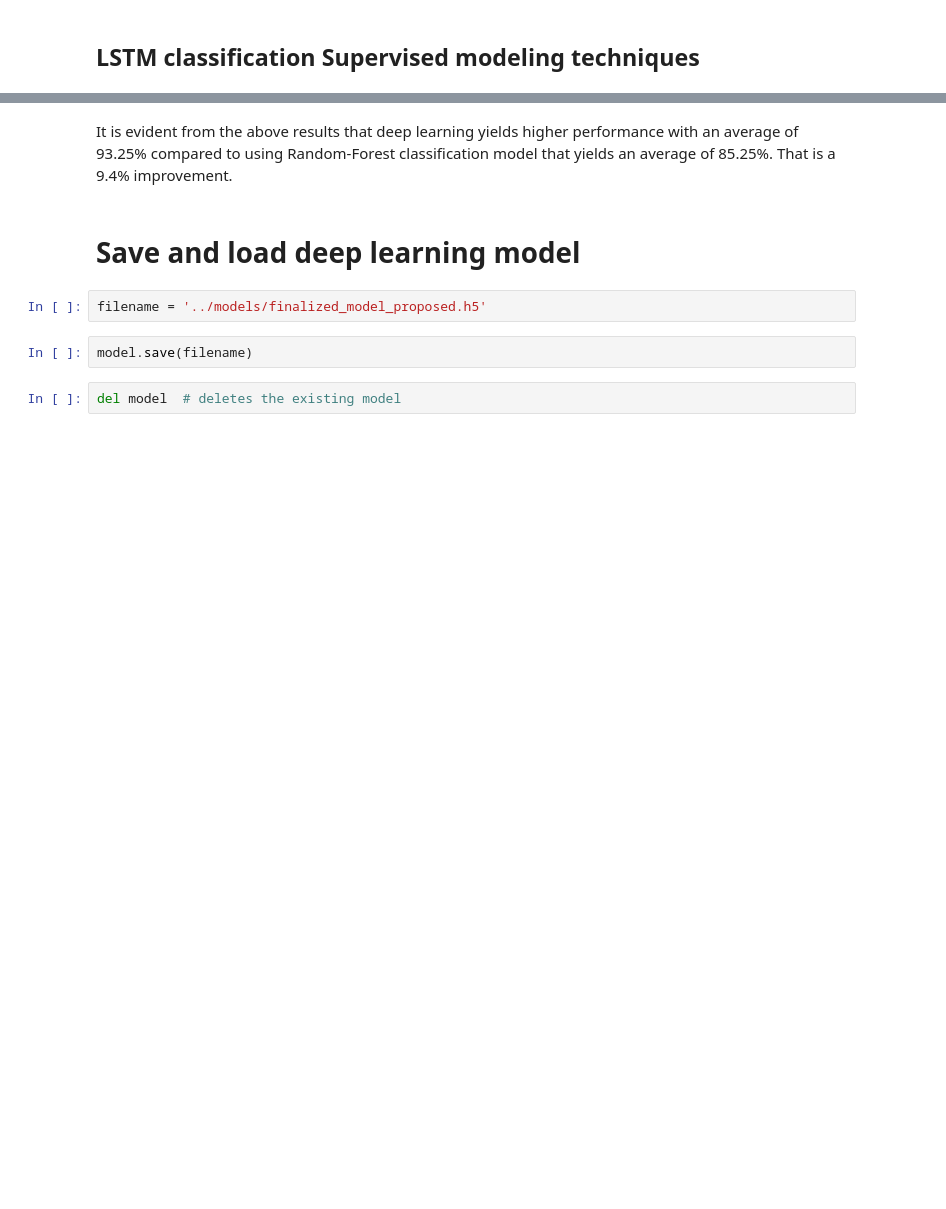
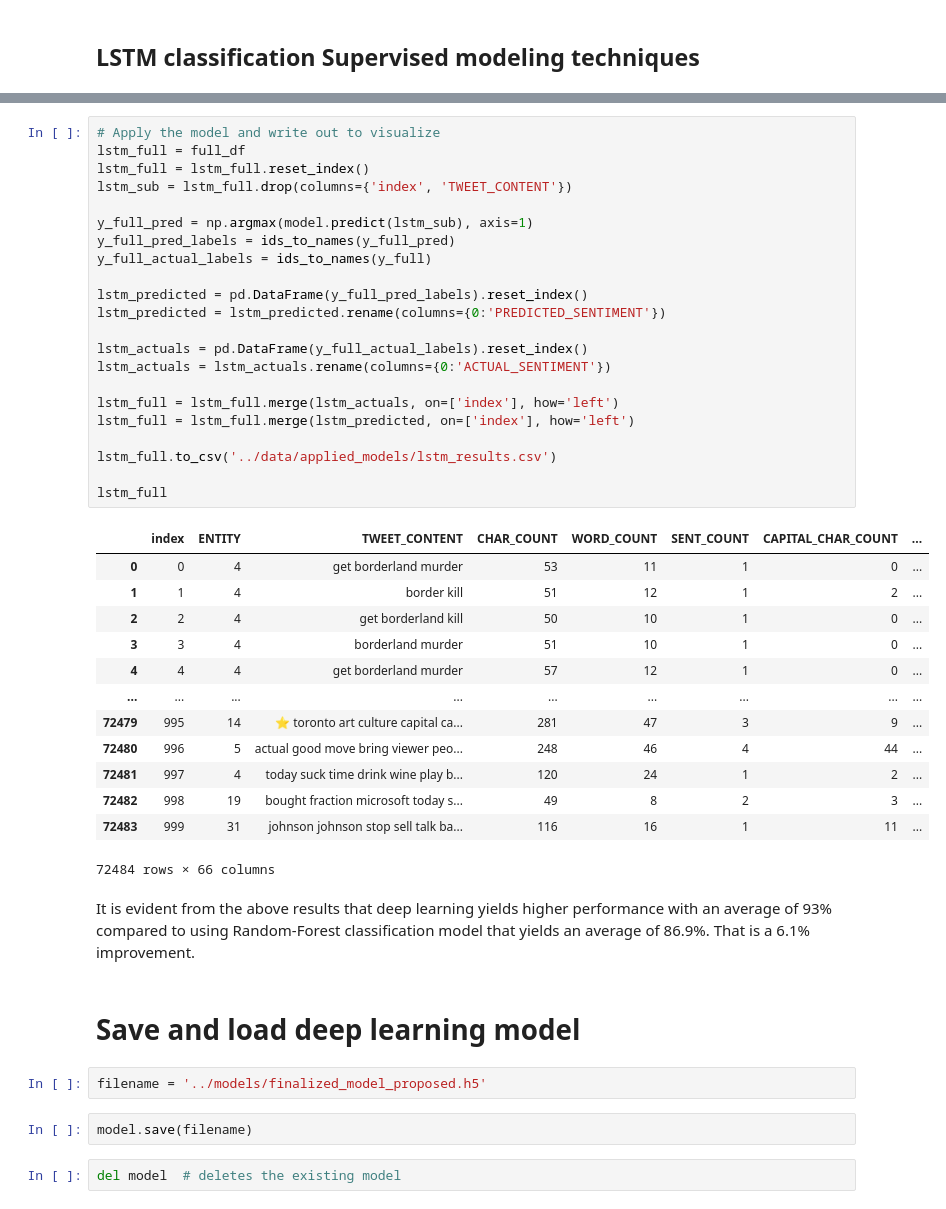
Before and after one commit to phdata/sentiment_analysis, a Jupyter notebook: notebooks/sentiment_analysis_in_tweet.ipynb, the cells around one changed output, grey strips where cells are left out. Saved outputs shown, nothing was run; the diff lists cells and outputs as text; blank space fills up the shorter version.

```diff
--- a/notebooks/sentiment_analysis_in_tweet.ipynb
+++ b/notebooks/sentiment_analysis_in_tweet.ipynb
@@ -759,5 +903,41 @@ disp.plot()
+# %%
+# Apply the model and write out to visualize
+lstm_full = full_df
+lstm_full = lstm_full.reset_index()
+lstm_sub = lstm_full.drop(columns={'index', 'TWEET_CONTENT'})
+
+y_full_pred = np.argmax(model.predict(lstm_sub), axis=1)
+y_full_pred_labels = ids_to_names(y_full_pred)
+y_full_actual_labels = ids_to_names(y_full)
+
+lstm_predicted = pd.DataFrame(y_full_pred_labels).reset_index()
+lstm_predicted = lstm_predicted.rename(columns={0:'PREDICTED_SENTIMENT'})
+
+lstm_actuals = pd.DataFrame(y_full_actual_labels).reset_index()
+lstm_actuals = lstm_actuals.rename(columns={0:'ACTUAL_SENTIMENT'})
+
+lstm_full = lstm_full.merge(lstm_actuals, on=['index'], how='left')
+lstm_full = lstm_full.merge(lstm_predicted, on=['index'], how='left')
+
+lstm_full.to_csv('../data/applied_models/lstm_results.csv')
+
+lstm_full
+# %% [output]
+|  | index | ENTITY | TWEET_CONTENT | CHAR_COUNT | WORD_COUNT | SENT_COUNT | CAPITAL_CHAR_COUNT | ... |
+| 0 | 0 | 4 | get borderland murder | 53 | 11 | 1 | 0 | ... |
+| 1 | 1 | 4 | border kill | 51 | 12 | 1 | 2 | ... |
+| 2 | 2 | 4 | get borderland kill | 50 | 10 | 1 | 0 | ... |
+| 3 | 3 | 4 | borderland murder | 51 | 10 | 1 | 0 | ... |
+| 4 | 4 | 4 | get borderland murder | 57 | 12 | 1 | 0 | ... |
+| ... | ... | ... | ... | ... | ... | ... | ... | ... |
+| 72479 | 995 | 14 | ⭐️ toronto art culture capital ca... | 281 | 47 | 3 | 9 | ... |
+| 72480 | 996 | 5 | actual good move bring viewer peo... | 248 | 46 | 4 | 44 | ... |
+| 72481 | 997 | 4 | today suck time drink wine play b... | 120 | 24 | 1 | 2 | ... |
+| 72482 | 998 | 19 | bought fraction microsoft today s... | 49 | 8 | 2 | 3 | ... |
+| 72483 | 999 | 31 | johnson johnson stop sell talk ba... | 116 | 16 | 1 | 11 | ... |
+72484 rows × 66 columns
 # %% [markdown]
-It is evident from the above results that deep learning yields higher performance with an average of 93.25% compared to using Random-Forest classification model that yields an average of 85.25%. That is a 9.4% improvement.
+It is evident from the above results that deep learning yields higher performance with an average of 93% compared to using Random-Forest classification model that yields an average of 86.9%. That is a 6.1% improvement.
 # %% [markdown]
 # Save and load deep learning model
 # %%
```
Also changed, not shown: parts of 75 cells of this notebook, 4 other files.
